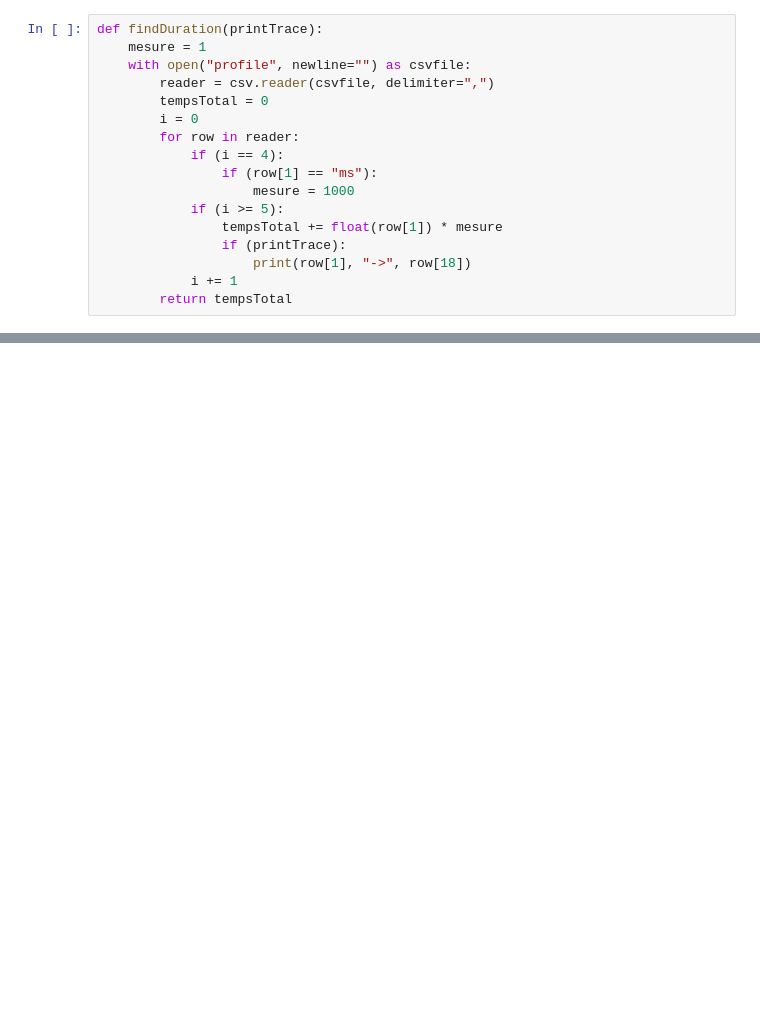
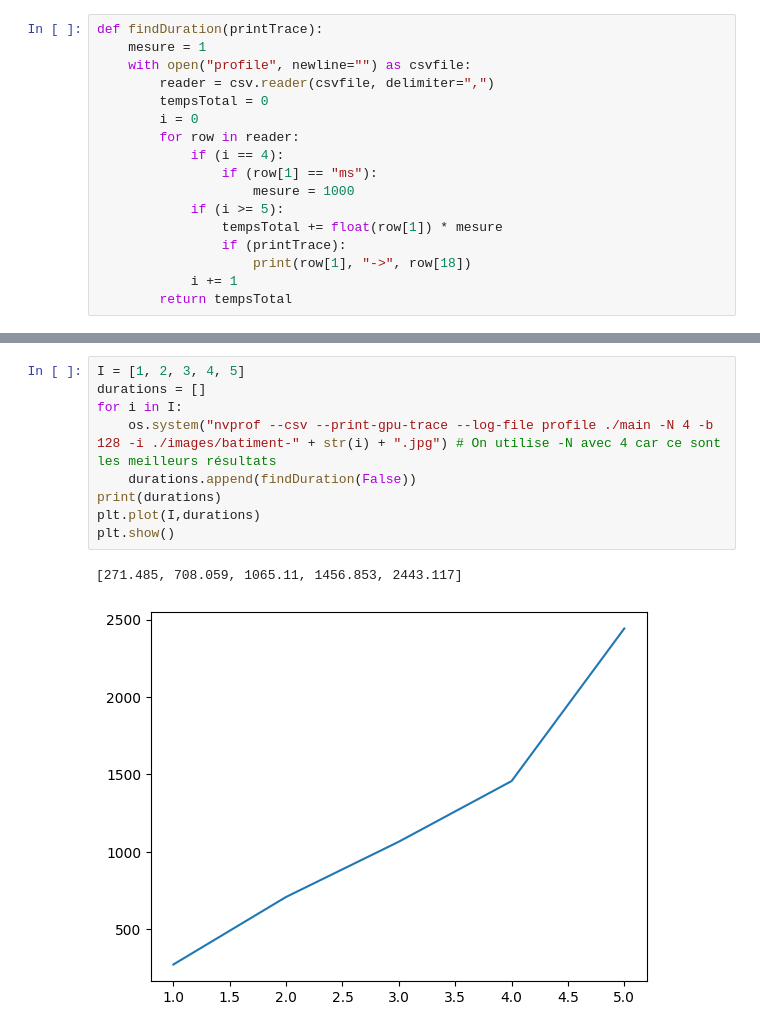
Before and after one commit to GabrielCadilhac/GPGPU, a Jupyter notebook: src/profiler.ipynb, the cells around one changed output, grey strips where cells are left out. Drawn from its saved outputs; the diff is of its cells as text; blank space fills up the shorter version.

```diff
--- a/src/profiler.ipynb
+++ b/src/profiler.ipynb
@@ -79,0 +86,12 @@ plt.show()
+# %%
+I = [1, 2, 3, 4, 5]
+durations = []
+for i in I:
+    os.system("nvprof --csv --print-gpu-trace --log-file profile ./main -N 4 -b 128 -i ./images/batiment-" + str(i) + ".jpg") # On utilise -N avec 4 car ce sont les meilleurs résultats
+    durations.append(findDuration(False))
+print(durations)
+plt.plot(I,durations)
+plt.show()
+# %% [output]
+[271.485, 708.059, 1065.11, 1456.853, 2443.117]
+[figure, added]
```
Also changed, not shown: parts of 5 cells of this notebook, 25 other files.
